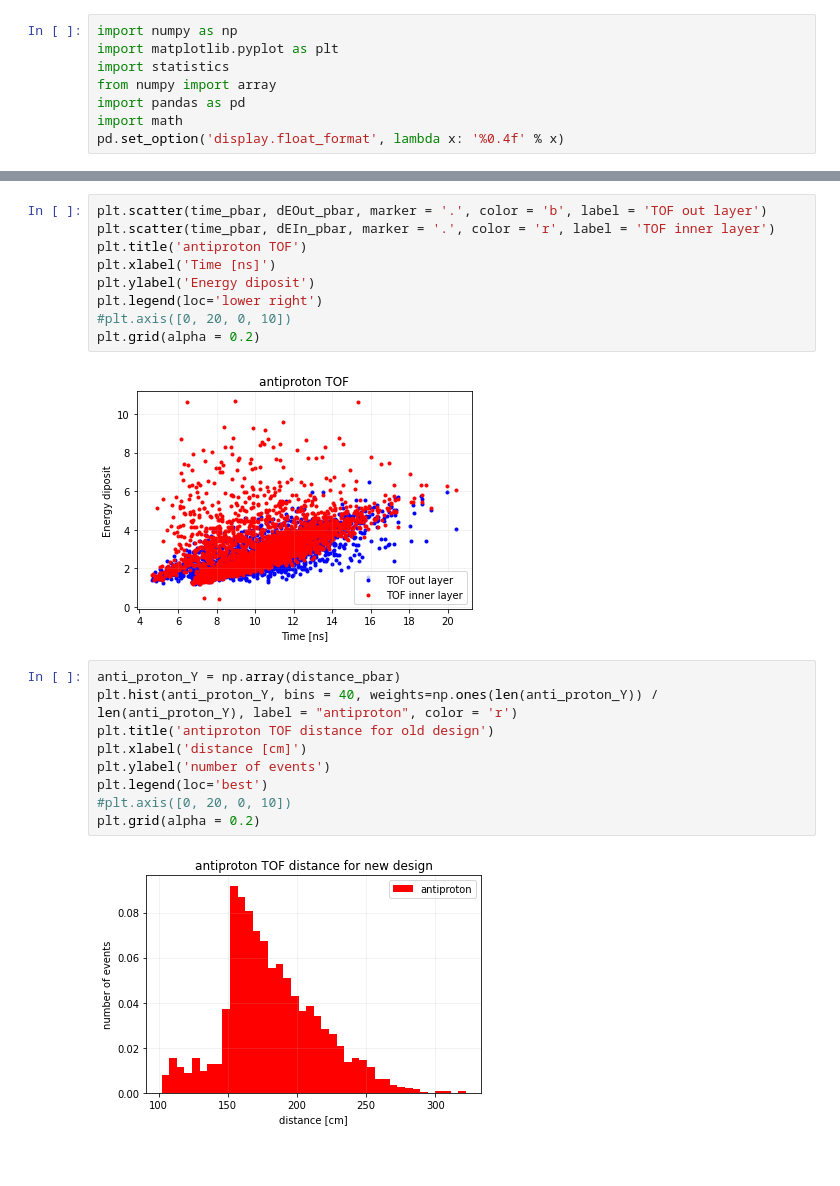
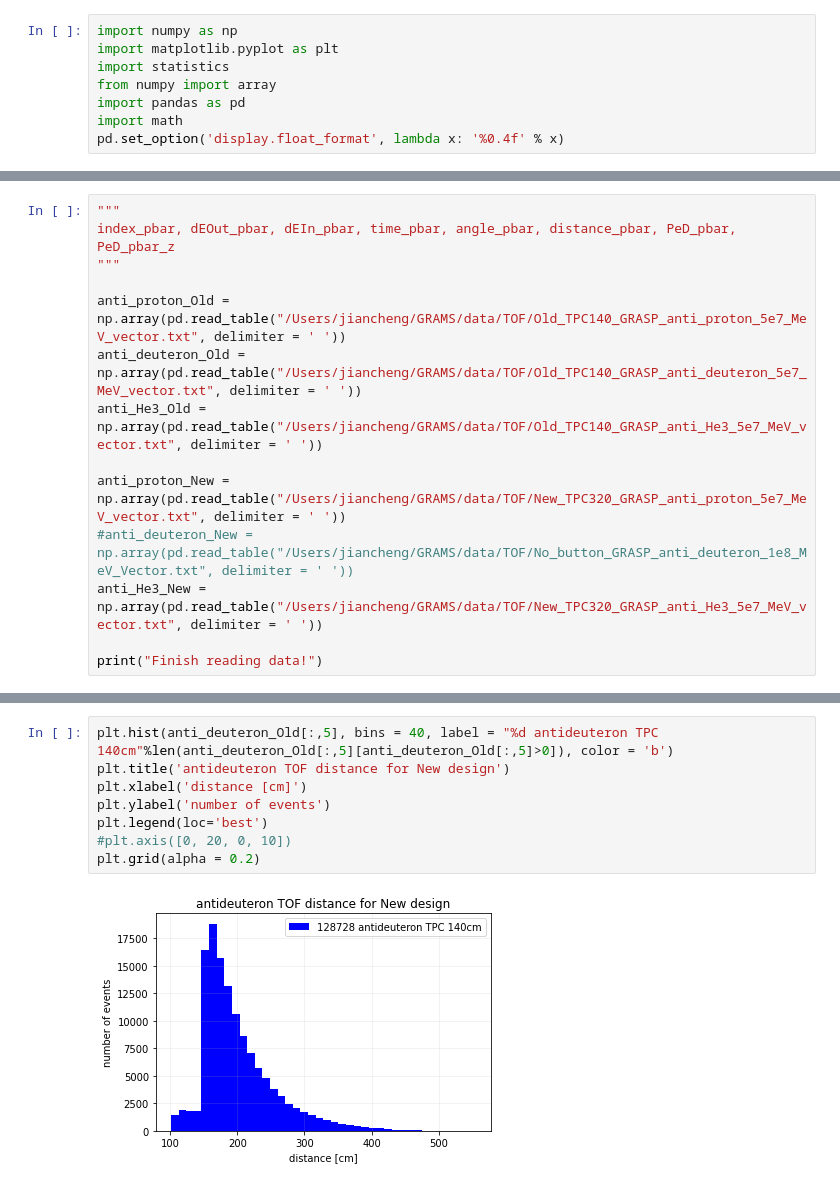
Before and after one commit to Eclipsedclaw/GRAMS, a Jupyter notebook: stats/LArTPC_design_histogram.ipynb, the cells around one changed output, grey strips where cells are left out. Cells and saved outputs as stored; diff of their text form; blank space fills up the shorter version.

```diff
--- a/stats/LArTPC_design_histogram.ipynb
+++ b/stats/LArTPC_design_histogram.ipynb
@@ -107,0 +15,14 @@ finished!
+# %%
+"""
+index_pbar, dEOut_pbar, dEIn_pbar, time_pbar, angle_pbar, distance_pbar, PeD_pbar, PeD_pbar_z
+"""
+
+anti_proton_Old = np.array(pd.read_table("/Users/jiancheng/GRAMS/data/TOF/Old_TPC140_GRASP_anti_proton_5e7_MeV_vector.txt", delimiter = ' '))
+anti_deuteron_Old = np.array(pd.read_table("/Users/jiancheng/GRAMS/data/TOF/Old_TPC140_GRASP_anti_deuteron_5e7_MeV_vector.txt", delimiter = ' '))
+anti_He3_Old = np.array(pd.read_table("/Users/jiancheng/GRAMS/data/TOF/Old_TPC140_GRASP_anti_He3_5e7_MeV_vector.txt", delimiter = ' '))
+
+anti_proton_New = np.array(pd.read_table("/Users/jiancheng/GRAMS/data/TOF/New_TPC320_GRASP_anti_proton_5e7_MeV_vector.txt", delimiter = ' '))
+#anti_deuteron_New = np.array(pd.read_table("/Users/jiancheng/GRAMS/data/TOF/No_button_GRASP_anti_deuteron_1e8_MeV_Vector.txt", delimiter = ' '))
+anti_He3_New = np.array(pd.read_table("/Users/jiancheng/GRAMS/data/TOF/New_TPC320_GRASP_anti_He3_5e7_MeV_vector.txt", delimiter = ' '))
+
+print("Finish reading data!")
@@ -108,22 +57,10 @@ finished!
 # %%
-plt.scatter(time_pbar, dEOut_pbar, marker = '.', color = 'b', label = 'TOF out layer')
-plt.scatter(time_pbar, dEIn_pbar, marker = '.', color = 'r', label = 'TOF inner layer')
-plt.title('antiproton TOF')
-plt.xlabel('Time [ns]')
-plt.ylabel('Energy diposit')
-plt.legend(loc='lower right')
+plt.hist(anti_deuteron_Old[:,5], bins = 40, label = "%d antideuteron TPC 140cm"%len(anti_deuteron_Old[:,5][anti_deuteron_Old[:,5]>0]), color = 'b')
+plt.title('antideuteron TOF distance for New design')
+plt.xlabel('distance [cm]')
+plt.ylabel('number of events')
+plt.legend(loc='best')
 #plt.axis([0, 20, 0, 10])
 plt.grid(alpha = 0.2)
 # %% [output]
-[figure, old version]
+[figure, new version]
-# %%
-anti_proton_Y = np.array(distance_pbar)
-plt.hist(anti_proton_Y, bins = 40, weights=np.ones(len(anti_proton_Y)) / len(anti_proton_Y), label = "antiproton", color = 'r')
-plt.title('antiproton TOF distance for old design')
-plt.xlabel('distance [cm]')
-plt.ylabel('number of events')
-plt.legend(loc='best')
-#plt.axis([0, 20, 0, 10])
-plt.grid(alpha = 0.2)
-# %% [output]
-[figure, removed]
```
Also changed, not shown: parts of 7 cells of this notebook, 5 other files.
